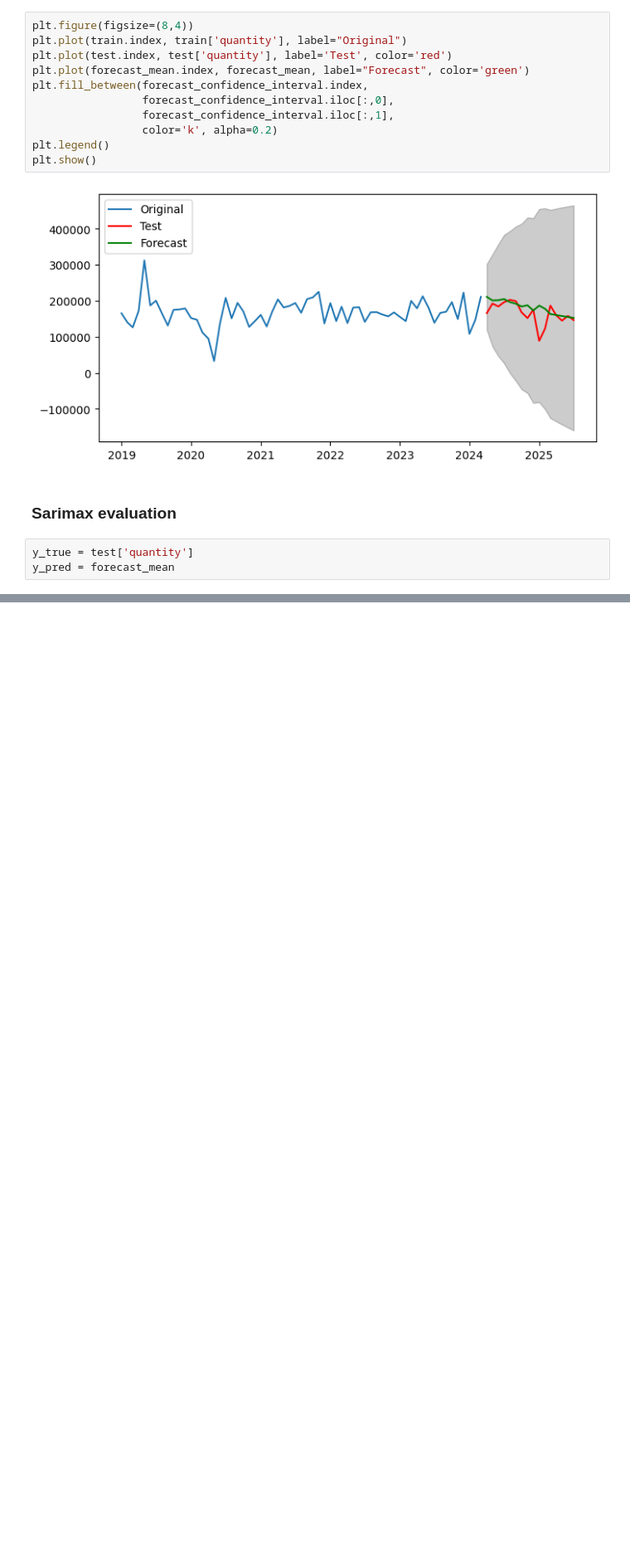
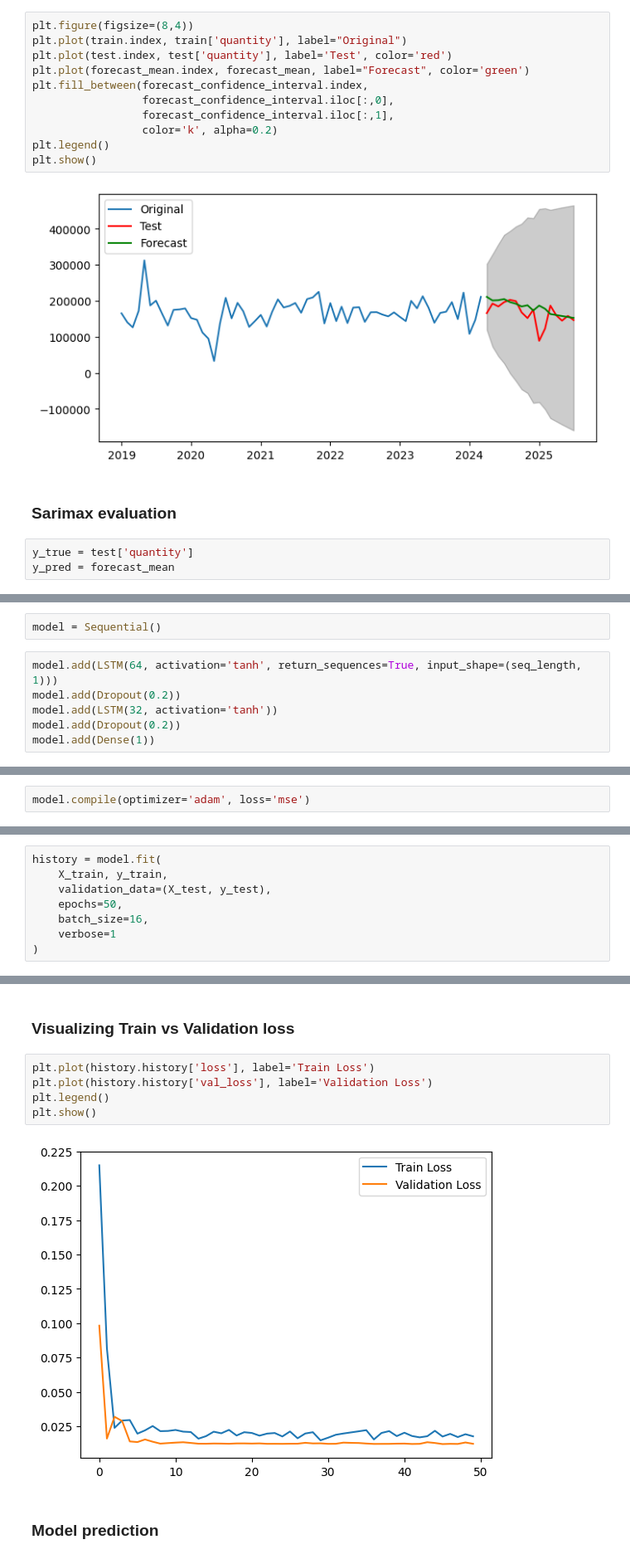
Before and after one commit to sikandermukhtar/forecasting_monthly_sales, a Jupyter notebook: forecasting_monthly_sales.ipynb, the cells around one changed output, grey strips where cells are left out. Shown at 83% size. Cells and saved outputs as stored; diff of their text form; blank space fills up the shorter version.

Commit message:
Adds LSTM for forecasting

```diff
--- a/forecasting_monthly_sales.ipynb
+++ b/forecasting_monthly_sales.ipynb
@@ -648,0 +697,8 @@ Accuracy: 83.11%
+# %%
+model = Sequential()
+# %%
+model.add(LSTM(64, activation='tanh', return_sequences=True, input_shape=(seq_length, 1)))
+model.add(Dropout(0.2))
+model.add(LSTM(32, activation='tanh'))
+model.add(Dropout(0.2))
+model.add(Dense(1))
@@ -648,0 +707,2 @@ Accuracy: 83.11%
+# %%
+model.compile(optimizer='adam', loss='mse')
@@ -648,0 +733,8 @@ Accuracy: 83.11%
+# %%
+history = model.fit(
+    X_train, y_train,
+    validation_data=(X_test, y_test),
+    epochs=50,
+    batch_size=16,
+    verbose=1
+)
@@ -648,0 +759,11 @@ Accuracy: 83.11%
+# %% [markdown]
+### Visualizing Train vs Validation loss
+# %%
+plt.plot(history.history['loss'], label='Train Loss')
+plt.plot(history.history['val_loss'], label='Validation Loss')
+plt.legend()
+plt.show()
+# %% [output]
+[figure, added]
+# %% [markdown]
+### Model prediction
```
Also changed, not shown: parts of 48 cells of this notebook.
